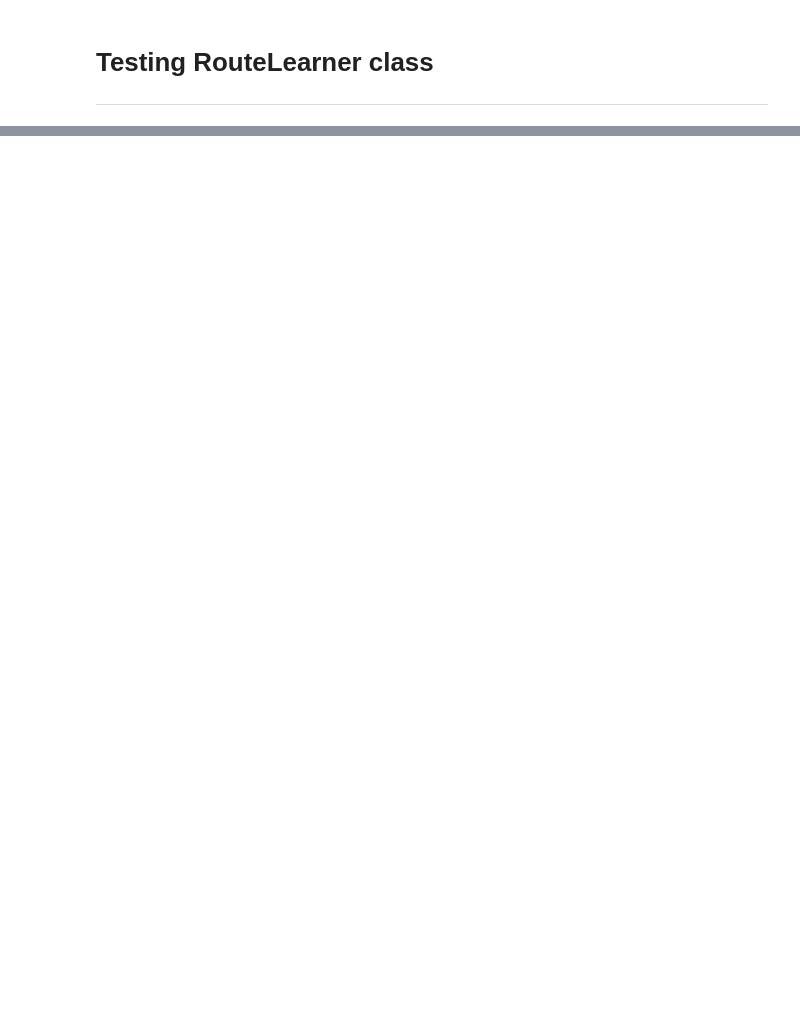
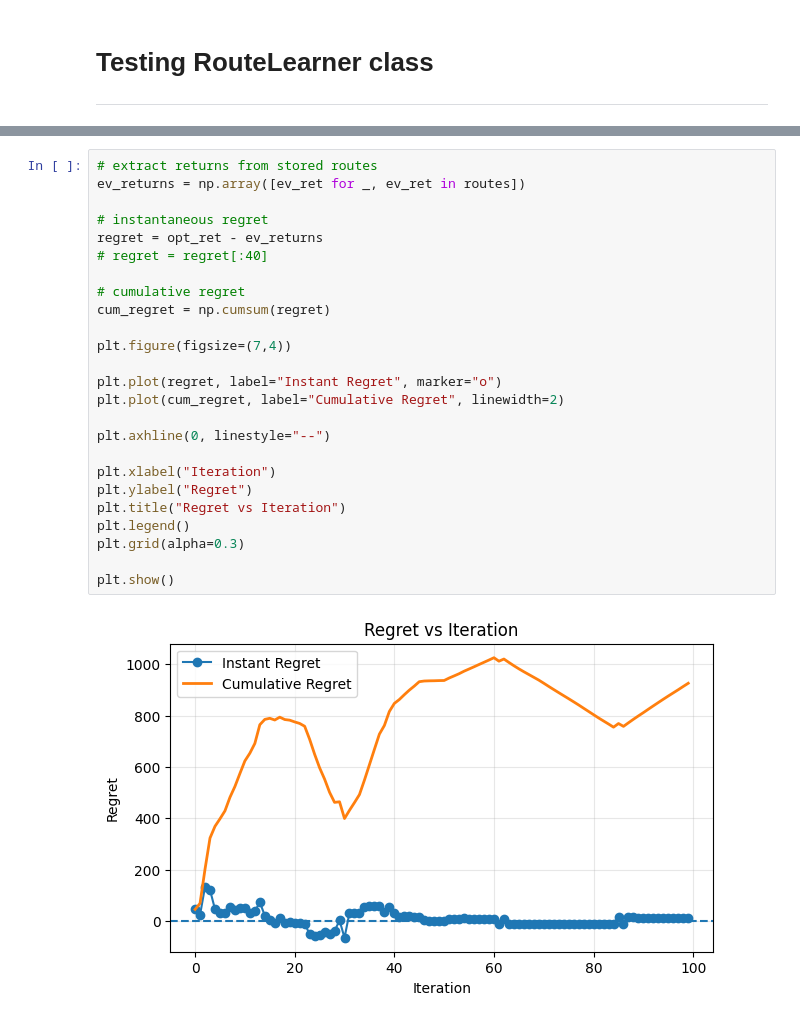
Before and after one commit to maxazv/stochastic-orienteering, a Jupyter notebook: analysis.ipynb, the cells around one changed output, grey strips where cells are left out. Cells and saved outputs as stored; diff of their text form; blank space fills up the shorter version.

```diff
--- a/analysis.ipynb
+++ b/analysis.ipynb
@@ -209,0 +159,27 @@ interactive(children=(IntSlider(value=4, description='i', max=9), Output()), _do
+# %%
+# extract returns from stored routes
+ev_returns = np.array([ev_ret for _, ev_ret in routes])
+
+# instantaneous regret
+regret = opt_ret - ev_returns
+# regret = regret[:40]
+
+# cumulative regret
+cum_regret = np.cumsum(regret)
+
+plt.figure(figsize=(7,4))
+
+plt.plot(regret, label="Instant Regret", marker="o")
+plt.plot(cum_regret, label="Cumulative Regret", linewidth=2)
+
+plt.axhline(0, linestyle="--")
+
+plt.xlabel("Iteration")
+plt.ylabel("Regret")
+plt.title("Regret vs Iteration")
+plt.legend()
+plt.grid(alpha=0.3)
+
+plt.show()
+# %% [output]
+[figure, added]
```
Also changed, not shown: parts of 15 cells of this notebook, 1 other file.
